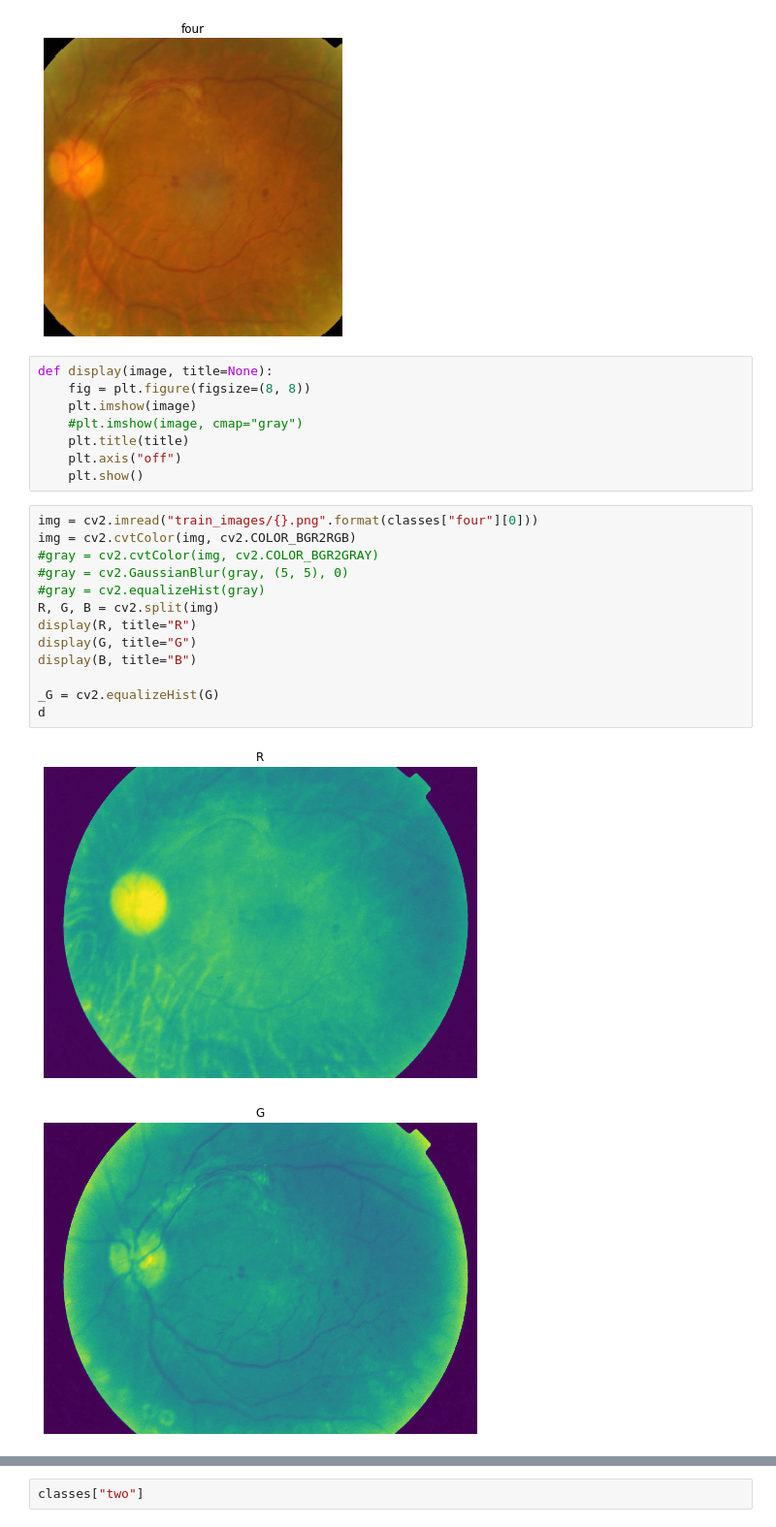
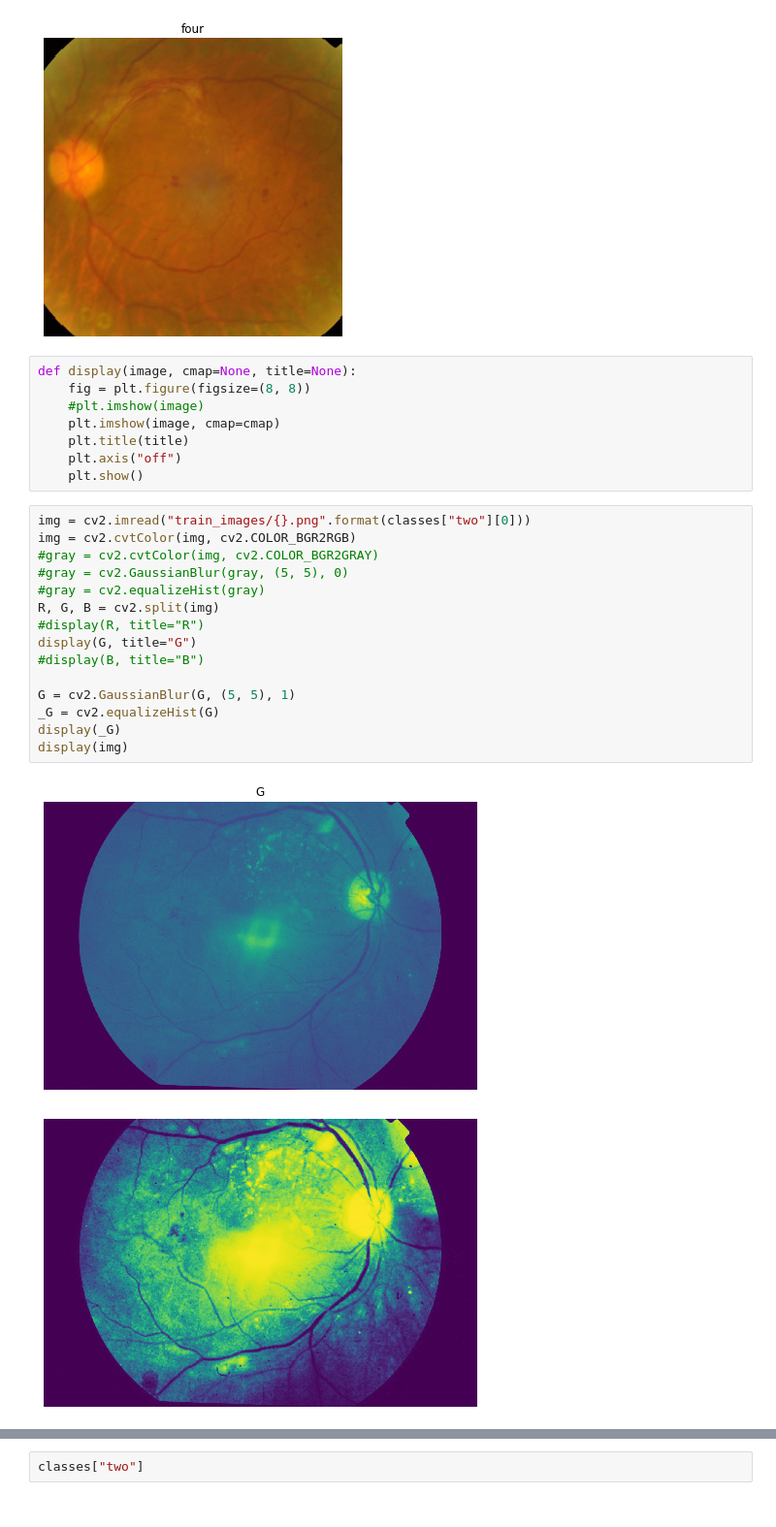
Before and after one commit to KarthikKothareddy/blindness_detection, a Jupyter notebook: blindness_detection.ipynb, the cells around one changed output, grey strips where cells are left out. Shown at 97% size. Saved outputs shown, nothing was run; the diff lists cells and outputs as text.

Commit message:
histogram eq

```diff
--- a/blindness_detection.ipynb
+++ b/blindness_detection.ipynb
@@ -143,26 +143,28 @@ display(classes, columns)
 [figure]
 [figure]
 # %%
-def display(image, title=None):
+def display(image, cmap=None, title=None):
     fig = plt.figure(figsize=(8, 8))
-    plt.imshow(image)
-    #plt.imshow(image, cmap="gray")
+    #plt.imshow(image)
+    plt.imshow(image, cmap=cmap)
     plt.title(title)
     plt.axis("off")
     plt.show()
 # %%
-img = cv2.imread("train_images/{}.png".format(classes["four"][0]))
+img = cv2.imread("train_images/{}.png".format(classes["two"][0]))
 img = cv2.cvtColor(img, cv2.COLOR_BGR2RGB)
 #gray = cv2.cvtColor(img, cv2.COLOR_BGR2GRAY)
 #gray = cv2.GaussianBlur(gray, (5, 5), 0)
 #gray = cv2.equalizeHist(gray)
 R, G, B = cv2.split(img)
-display(R, title="R")
+#display(R, title="R")
 display(G, title="G")
-display(B, title="B")
+#display(B, title="B")
 
+G = cv2.GaussianBlur(G, (5, 5), 1)
 _G = cv2.equalizeHist(G)
-d
+display(_G)
+display(img)
 # %% [output]
-[figure, old version]
+[figure, new version]
-[figure, old version]
+[figure, new version]
```
Also changed, not shown: parts of 1 cell of this notebook.
